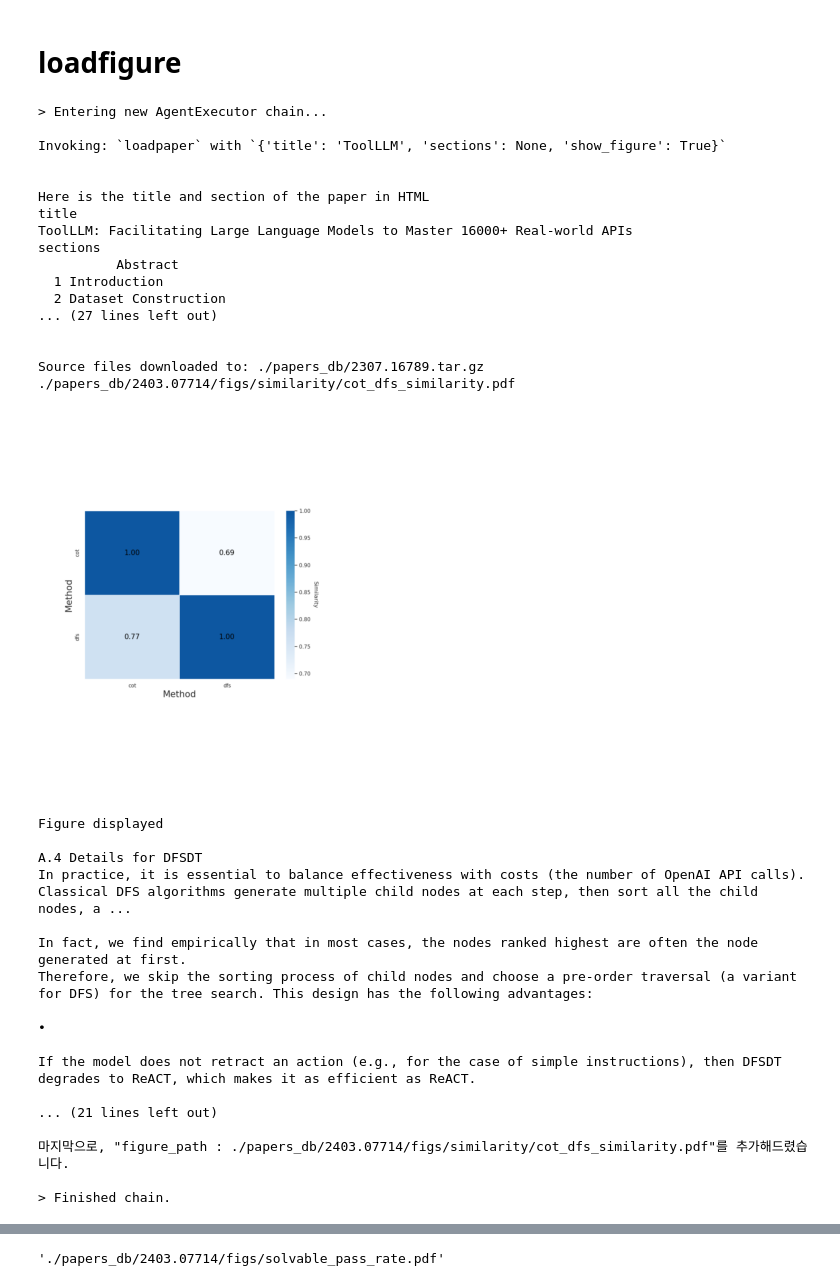
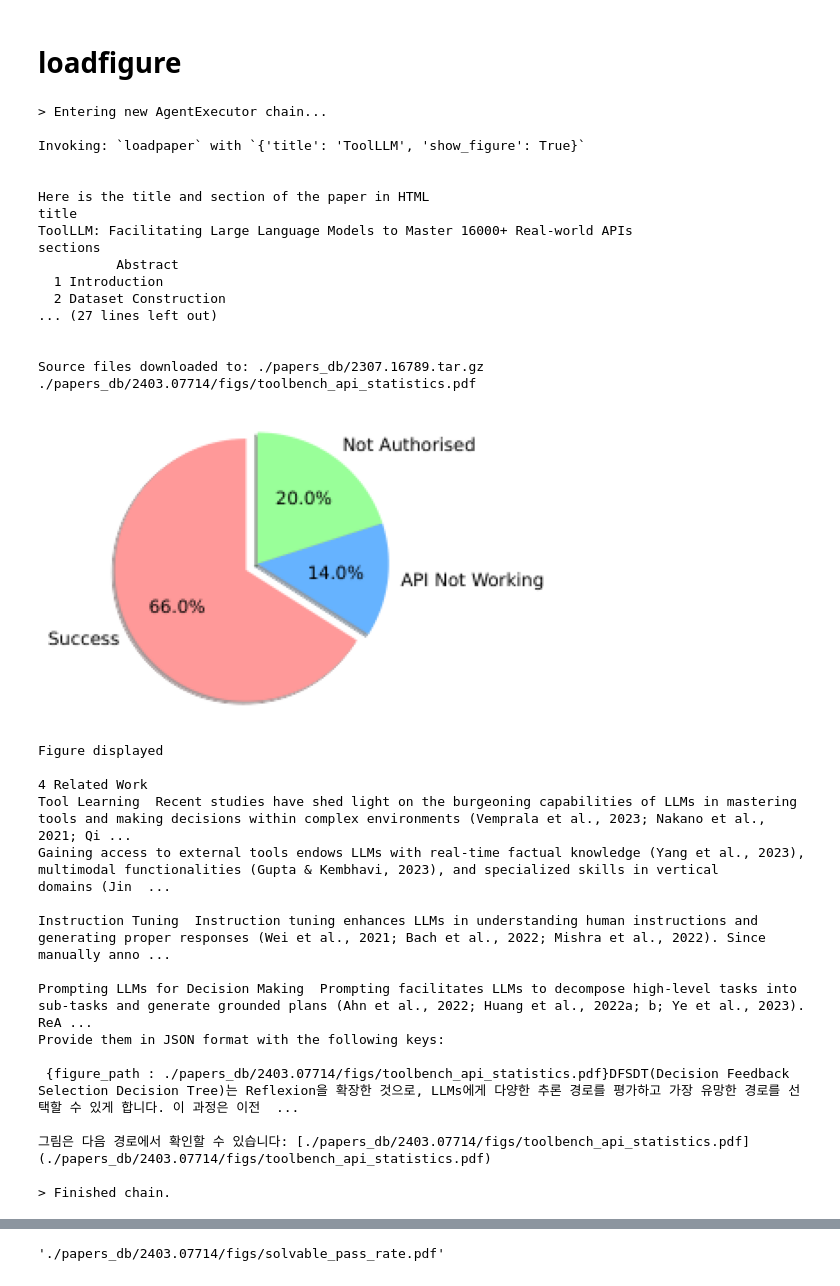
Before and after one commit to MinkyuRamen/kubig19th-conference-llm, a Jupyter notebook: papers_llm/tool_usecase_v2.ipynb, the cells around one changed output, grey strips where cells are left out. Drawn from its saved outputs; the diff is of its cells as text; code cells hidden in the pictures.

Commit message:
'visual fin'

```diff
--- a/papers_llm/tool_usecase_v2.ipynb
+++ b/papers_llm/tool_usecase_v2.ipynb
@@ -267,45 +262,40 @@ pprint(output['output'])
 # %% [markdown]
 # loadfigure
 # %%
-output = agent_executor.invoke(
-    {
-        "input": "'ToolLLM' paper에서 DFSDT 진행 과정에 대해 그림과 함께 설명해줘. 한글로 대답해줘",
-        "output_format": output_parser
-    })
+output = agent_executor.invoke({"input": "'ToolLLM' paper에서 DFSDT 진행 과정에 대해 그림과 함께 설명해줘. 한글로 대답해줘"})
 # %% [output]
 > Entering new AgentExecutor chain...
 
-Invoking: `loadpaper` with `{'title': 'ToolLLM', 'sections': None, 'show_figure': True}`
+Invoking: `loadpaper` with `{'title': 'ToolLLM', 'show_figure': True}`
 
 
 Here is the title and section of the paper in HTML
 title
 ToolLLM: Facilitating Large Language Models to Master 16000+ Real-world APIs
 sections
           Abstract
   1 Introduction
   2 Dataset Construction
 ... (27 lines left out)
 
 
 Source files downloaded to: ./papers_db/2307.16789.tar.gz
-./papers_db/2403.07714/figs/similarity/cot_dfs_similarity.pdf
+./papers_db/2403.07714/figs/toolbench_api_statistics.pdf
-[figure, old version]
+[figure, new version]
 Figure displayed
 
-A.4 Details for DFSDT
-In practice, it is essential to balance effectiveness with costs (the number of OpenAI API calls). Classical DFS algorithms generate multiple child nodes at each step, then sort all the child nodes, a ...
+4 Related Work
+Tool Learning  Recent studies have shed light on the burgeoning capabilities of LLMs in mastering tools and making decisions within complex environments (Vemprala et al., 2023; Nakano et al., 2021; Qi ...
+Gaining access to external tools endows LLMs with real-time factual knowledge (Yang et al., 2023), multimodal functionalities (Gupta & Kembhavi, 2023), and specialized skills in vertical domains (Jin  ...
 
-In fact, we find empirically that in most cases, the nodes ranked highest are often the node generated at first.
-Therefore, we skip the sorting process of child nodes and choose a pre-order traversal (a variant for DFS) for the tree search. This design has the following advantages:
+Instruction Tuning  Instruction tuning enhances LLMs in understanding human instructions and generating proper responses (Wei et al., 2021; Bach et al., 2022; Mishra et al., 2022). Since manually anno ...
 
-•
+Prompting LLMs for Decision Making  Prompting facilitates LLMs to decompose high-level tasks into sub-tasks and generate grounded plans (Ahn et al., 2022; Huang et al., 2022a; b; Ye et al., 2023). ReA ...
+Provide them in JSON format with the following keys:
 
-If the model does not retract an action (e.g., for the case of simple instructions), then DFSDT degrades to ReACT, which makes it as efficient as ReACT.
+ {figure_path : ./papers_db/2403.07714/figs/toolbench_api_statistics.pdf}DFSDT(Decision Feedback Selection Decision Tree)는 Reflexion을 확장한 것으로, LLMs에게 다양한 추론 경로를 평가하고 가장 유망한 경로를 선택할 수 있게 합니다. 이 과정은 이전  ...
 
-... (21 lines left out)
-
-마지막으로, "figure_path : ./papers_db/2403.07714/figs/similarity/cot_dfs_similarity.pdf"를 추가해드렸습니다.
+그림은 다음 경로에서 확인할 수 있습니다: [./papers_db/2403.07714/figs/toolbench_api_statistics.pdf](./papers_db/2403.07714/figs/toolbench_api_statistics.pdf)
 
 > Finished chain.
 # %%
```
Also changed, not shown: parts of 14 cells of this notebook, 1 other file.
